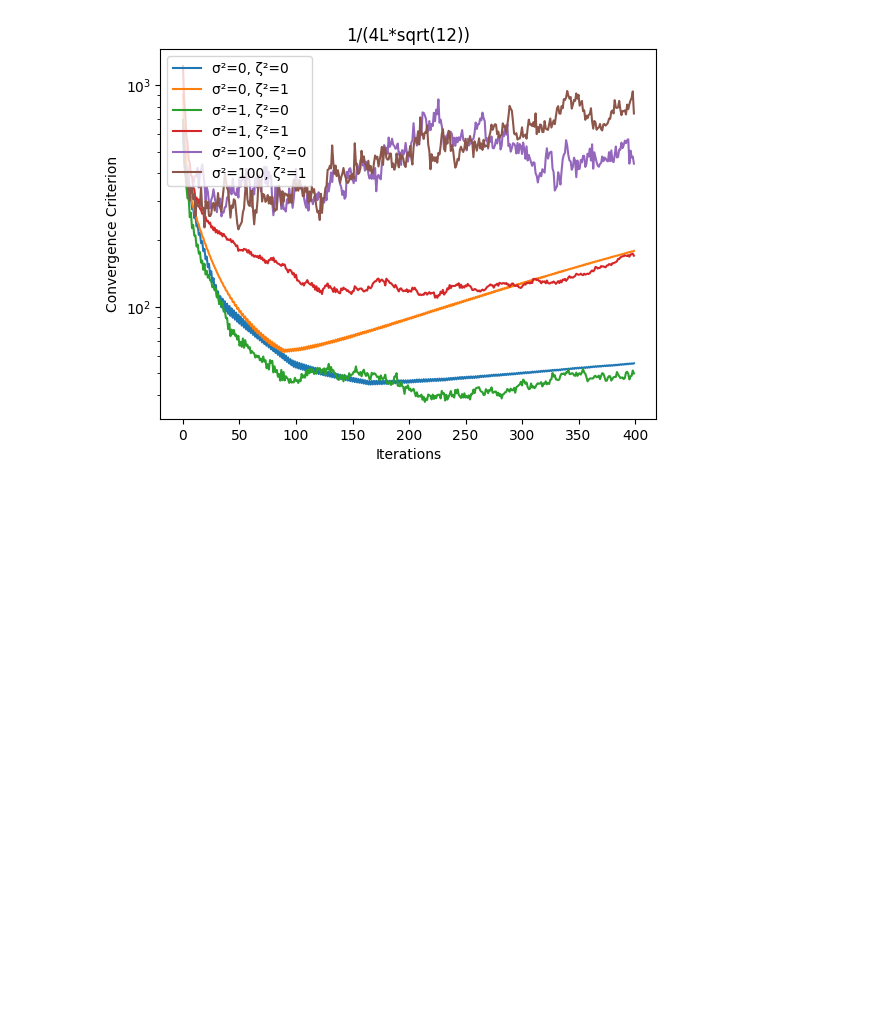
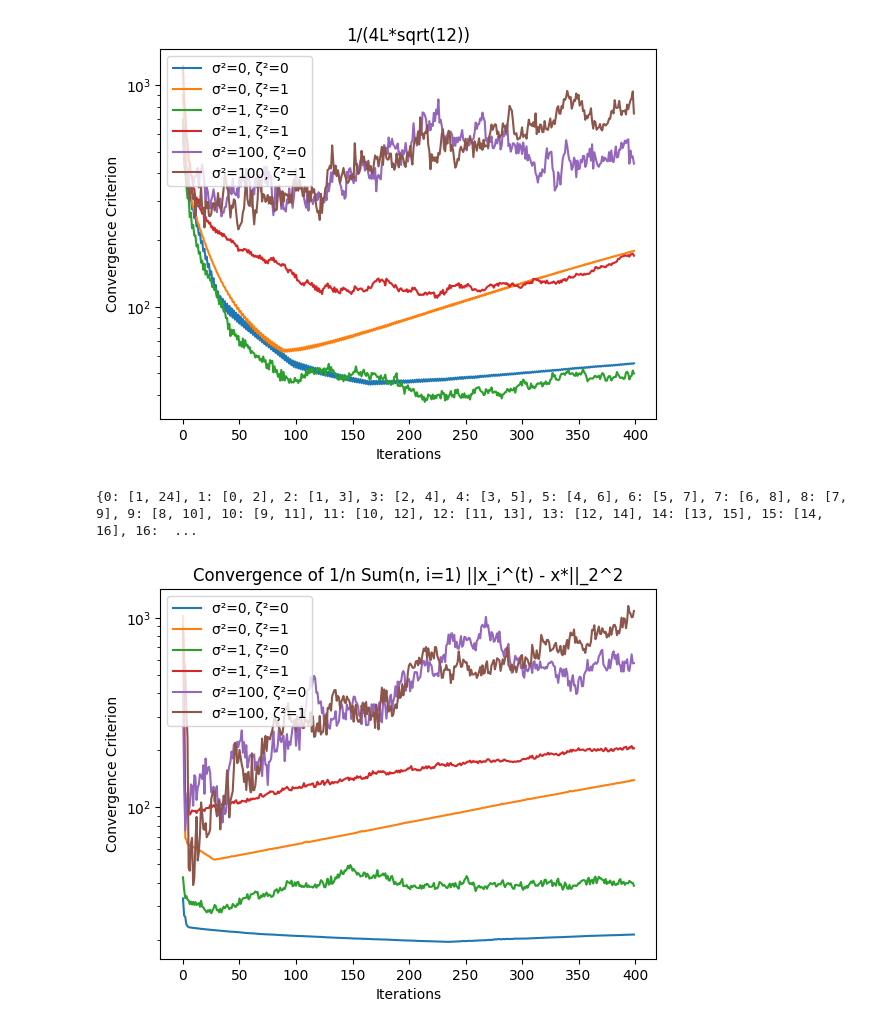
Before and after one commit to balian729/optimization_decentralized_sgd, a Jupyter notebook: Decentralized_SGD/DSGD.ipynb, the cells around one changed output. Saved outputs shown, nothing was run; the diff lists cells and outputs as text; code cells hidden in the pictures; blank space fills up the shorter version.

```diff
--- a/Decentralized_SGD/DSGD.ipynb
+++ b/Decentralized_SGD/DSGD.ipynb
@@ -138,10 +138,11 @@ def update_local_parameters(model_parameter, eta, gradient, t):
     return new_model_parameter
 
 # Training loop
-def run_experiment(num_nodes, X, y, model_parameters, eta, lambda_, network_topology, sigma=0, zeta=0, num_iterations = 400, learning_rate = 0.01, eps = 10**(-5)):
+def run_experiment(num_nodes, X, y, model_parameters, eta, lambda_, network_topology, sigma=0, zeta=0, mode=0, num_iterations = 400, eps = 10**(-5)):
     convergence_data = []
     for t in range(num_iterations):
         new_model_parameters = np.zeros_like(model_parameters)
+        net_ind = np.random.randint(0, (len(network_topology))) if mode!=0 else 0
         for node_id in range(num_nodes):
             # Chosing random batch
             i = np.random.randint(0, len(X))
@@ -152,7 +153,7 @@ def run_experiment(num_nodes, X, y, model_parameters, eta, lambda_, network_topo
             new_model_parameters[node_id] = update_local_parameters(model_parameters[node_id], eta, gradient, t)
 
         # Communication and updating model_parameters
-        model_parameters = exchange_information(num_nodes, new_model_parameters, model_parameters, network_topology)
+        model_parameters = exchange_information(num_nodes, new_model_parameters, model_parameters, network_topology[net_ind])
 
         # Aggregate model parameters
         global_model = np.min(model_parameters)
@@ -244,7 +245,7 @@ for topology in topologies:
             model_parameters_ = [np.random.randn(X_train.shape[1])
                                 for _ in range(num_nodes_)]
             convergence_data_.append(run_experiment(num_nodes_, X_, y_,
-                        model_parameters_, lambda t: eta_, lambda__, topology_, sigma=sigma, zeta=zeta, num_iterations=100))
+                        model_parameters_, lambda t: eta_, lambda__, topology_, sigma=sigma, zeta=zeta, mode=0, num_iterations=100))
 
 
 experiments_.append((sigma_values_, zeta_values_, convergence_data_))
@@ -324,3 +325,46 @@ for eta in eta_labels:
 [figure]
 [figure]
 [figure]
+# %%
+# Run multiple experiments with different σ¯^2 and ¯ζ^2
+experiments_ = []
+sigma_values_ = [0, 1, 2]
+zeta_values_ = [0, 1]
+convergence_data_ = []
+network_topology_ring = readFile('Topologies/Ring25.txt')
+network_topology_star = readFile('Topologies/Star25.txt')
+network_topology_full = readFile('Topologies/Full25.txt')
+network_topology_random = readFile('Topologies/Random25.txt')
+network_topology_wheel = readFile('Topologies/Wheel25.txt')
+print(network_topology_)
+networks = [network_topology_ring, network_topology_star, network_topology_full, network_topology_random, network_topology_wheel]
+
+
+for sigma in sigma_values_:
+    for zeta in zeta_values_:
+        model_parameters_ = [np.random.randn(X_train.shape[1])
+                            for _ in range(num_nodes_)]
+        convergence_data_.append(run_experiment(num_nodes_, X_, y_,
+                    model_parameters_, lambda t: eta_, lambda__, networks, sigma=sigma, zeta=zeta, mode=1))
+
+
+experiments_.append((sigma_values_, zeta_values_, convergence_data_))
+
+# Plot the convergence data for each experiment
+plt.figure(1)
+plt.title('Convergence of 1/n Sum(n, i=1) ||x_i^(t) - x*||_2^2')
+i = 0
+for sigma in sigma_values_:
+    for zeta in zeta_values_:
+
+        sigma_ = 100 if sigma==2 else sigma
+        plt.plot(convergence_data_[i], label=f'σ²={sigma_}, ζ²={zeta}')
+        i+=1
+plt.yscale('log')
+plt.xlabel('Iterations')
+plt.ylabel('Convergence Criterion')
+plt.legend()
+plt.show()
+# %% [output]
+{0: [1, 24], 1: [0, 2], 2: [1, 3], 3: [2, 4], 4: [3, 5], 5: [4, 6], 6: [5, 7], 7: [6, 8], 8: [7, 9], 9: [8, 10], 10: [9, 11], 11: [10, 12], 12: [11, 13], 13: [12, 14], 14: [13, 15], 15: [14, 16], 16:  ...
+[figure, added]
```
